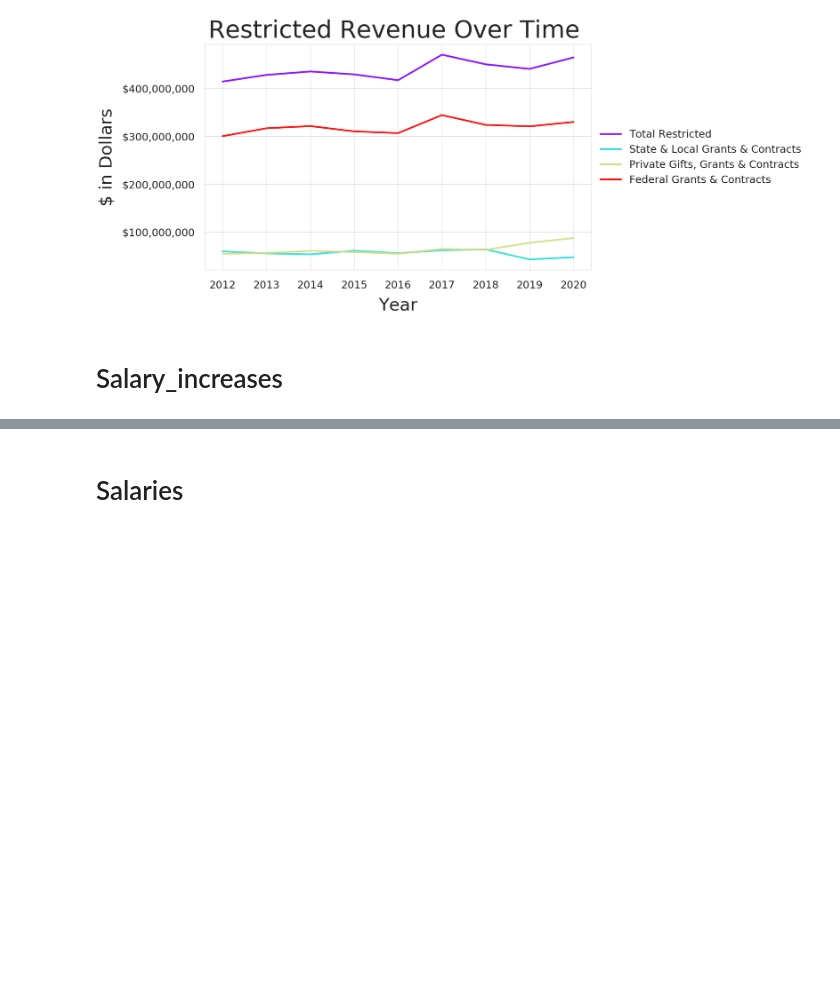
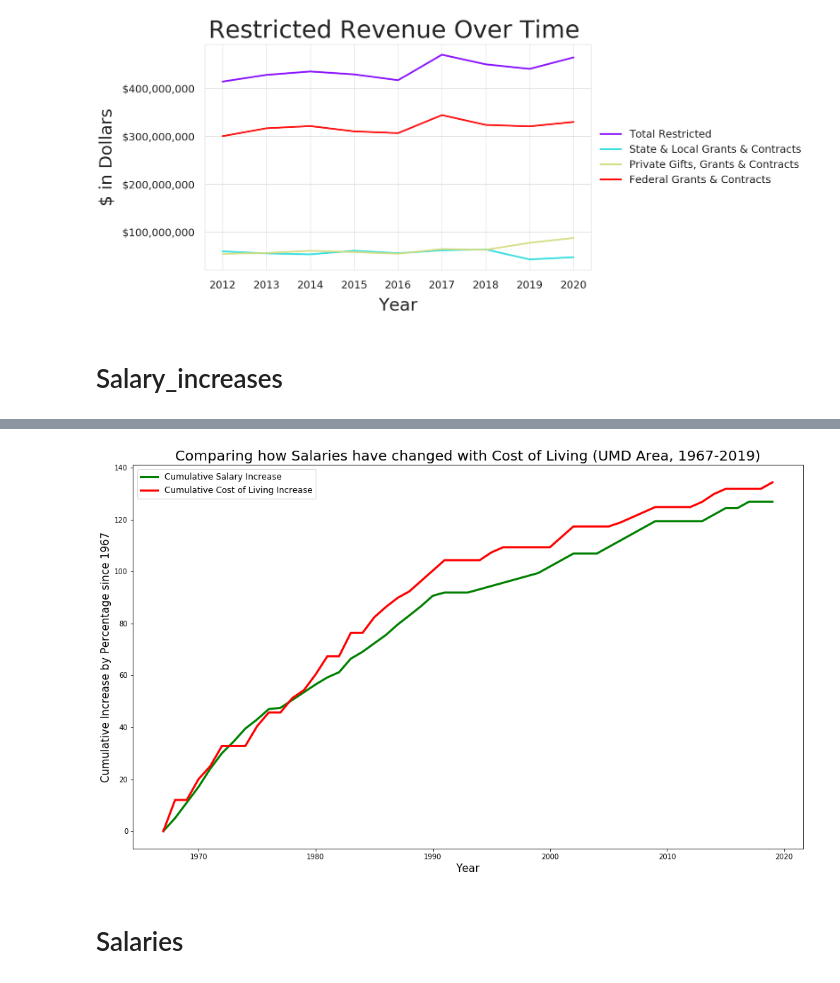
Before and after one commit to adharsh/UMD-Budget-Analysis, a Jupyter notebook: Main.ipynb, the cells around one changed output, grey strips where cells are left out. Saved outputs shown, nothing was run; the diff lists cells and outputs as text; code cells hidden in the pictures; blank space fills up the shorter version.

```diff
--- a/Main.ipynb
+++ b/Main.ipynb
@@ -276,0 +257,4 @@ salary_increases
+# %%
+salary_increases.loc[salary_increases["State C.O.L.A. %"] > 100, "State C.O.L.A. %"] = 0
+salary_increases = salary_increases.drop(["Total Increase %"], 1)
+salary_increases
@@ -277,3 +279,22 @@ salary_increases
+# %%
+# Compute the running sums of salary increase and cost of living over the years.
+merit_pct = np.cumsum(np.flipud(np.array(salary_increases["Merit %"])))
+state_cola = np.cumsum(np.flipud(np.array(salary_increases["State C.O.L.A. %"])))
+# %%
+# Plot salary increase vs. cost of living over the years.
+figure(figsize=[17, 10])
+plt.title("Comparing how Salaries have changed with Cost of Living (UMD Area, 1967-2019)", fontsize=20)
+plt.xlabel("Year", fontsize=15)
+plt.ylabel("Cumulative Increase by Percentage since 1967", fontsize=15)
+
+years = [i for i in range(1967, 2020)]
+
+plt.plot(years, merit_pct, color="green", linewidth=3, label="Cumulative Salary Increase");
+plt.plot(years, state_cola, color="red", linewidth=3, label="Cumulative Cost of Living Increase");
+
+plt.legend(loc="upper left", prop = {"size" : 12});
+# %% [output]
+[figure, added]
 # %% [markdown]
 # Salaries
 # %%
```
Also changed, not shown: parts of 3 cells of this notebook.
